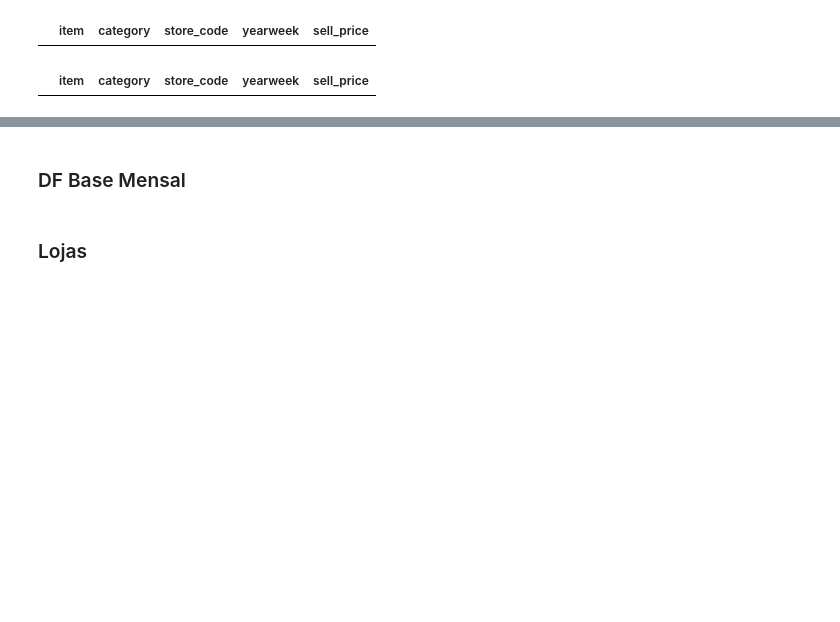
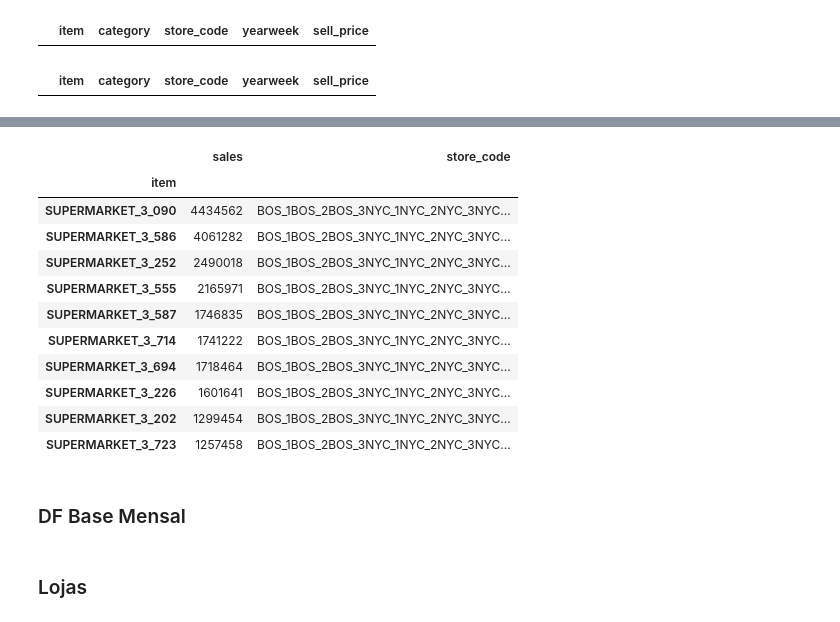
Before and after one commit to mvieiradev/DS-Market, a Jupyter notebook: DSM_Metodologias.ipynb, the cells around one changed output, grey strips where cells are left out. Cells and saved outputs as stored; diff of their text form; code cells hidden in the pictures; blank space fills up the shorter version.

```diff
--- a/DSM_Metodologias.ipynb
+++ b/DSM_Metodologias.ipynb
@@ -273,3 +290,21 @@ merged_df.to_csv('/content/drive/MyDrive/3. Conteúdos/Dados/DSM/base_mensal.cs
+# %%
+# Making a Dataframe of the 10 most sold items
+top10 = merged_df[['item', 'sales', 'store_code']].groupby('item').sum()
+top10= top10.sort_values('sales', ascending=False).iloc[:10]
+top10
+# %% [output]
+|  | sales | store_code |
+| item |  |  |
+| SUPERMARKET_3_090 | 4434562 | BOS_1BOS_2BOS_3NYC_1NYC_2NYC_3NYC... |
+| SUPERMARKET_3_586 | 4061282 | BOS_1BOS_2BOS_3NYC_1NYC_2NYC_3NYC... |
+| SUPERMARKET_3_252 | 2490018 | BOS_1BOS_2BOS_3NYC_1NYC_2NYC_3NYC... |
+| SUPERMARKET_3_555 | 2165971 | BOS_1BOS_2BOS_3NYC_1NYC_2NYC_3NYC... |
+| SUPERMARKET_3_587 | 1746835 | BOS_1BOS_2BOS_3NYC_1NYC_2NYC_3NYC... |
+| SUPERMARKET_3_714 | 1741222 | BOS_1BOS_2BOS_3NYC_1NYC_2NYC_3NYC... |
+| SUPERMARKET_3_694 | 1718464 | BOS_1BOS_2BOS_3NYC_1NYC_2NYC_3NYC... |
+| SUPERMARKET_3_226 | 1601641 | BOS_1BOS_2BOS_3NYC_1NYC_2NYC_3NYC... |
+| SUPERMARKET_3_202 | 1299454 | BOS_1BOS_2BOS_3NYC_1NYC_2NYC_3NYC... |
+| SUPERMARKET_3_723 | 1257458 | BOS_1BOS_2BOS_3NYC_1NYC_2NYC_3NYC... |
 # %% [markdown]
 ### DF Base Mensal
 # %%
```
Also changed, not shown: parts of 10 cells of this notebook.
